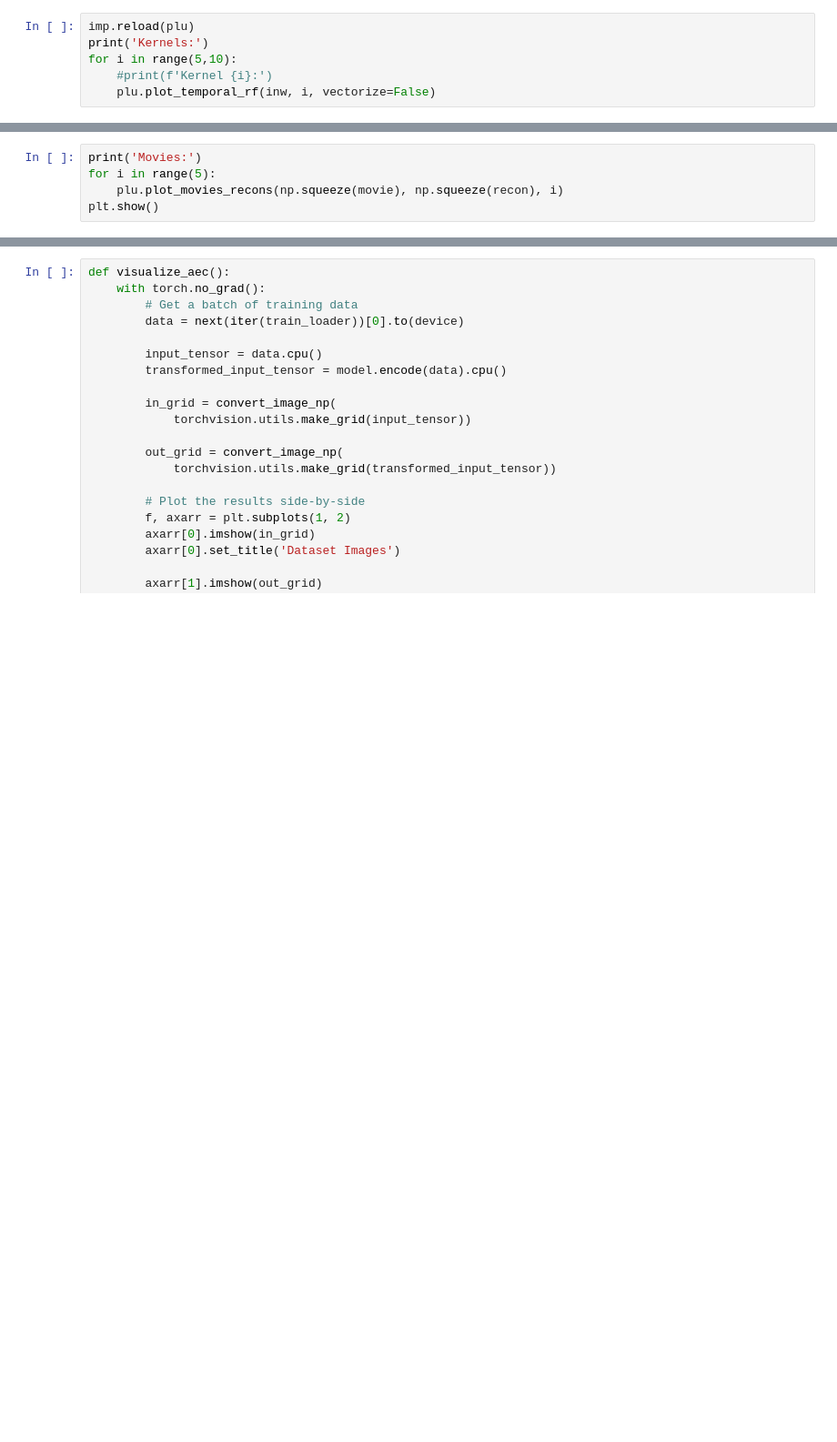
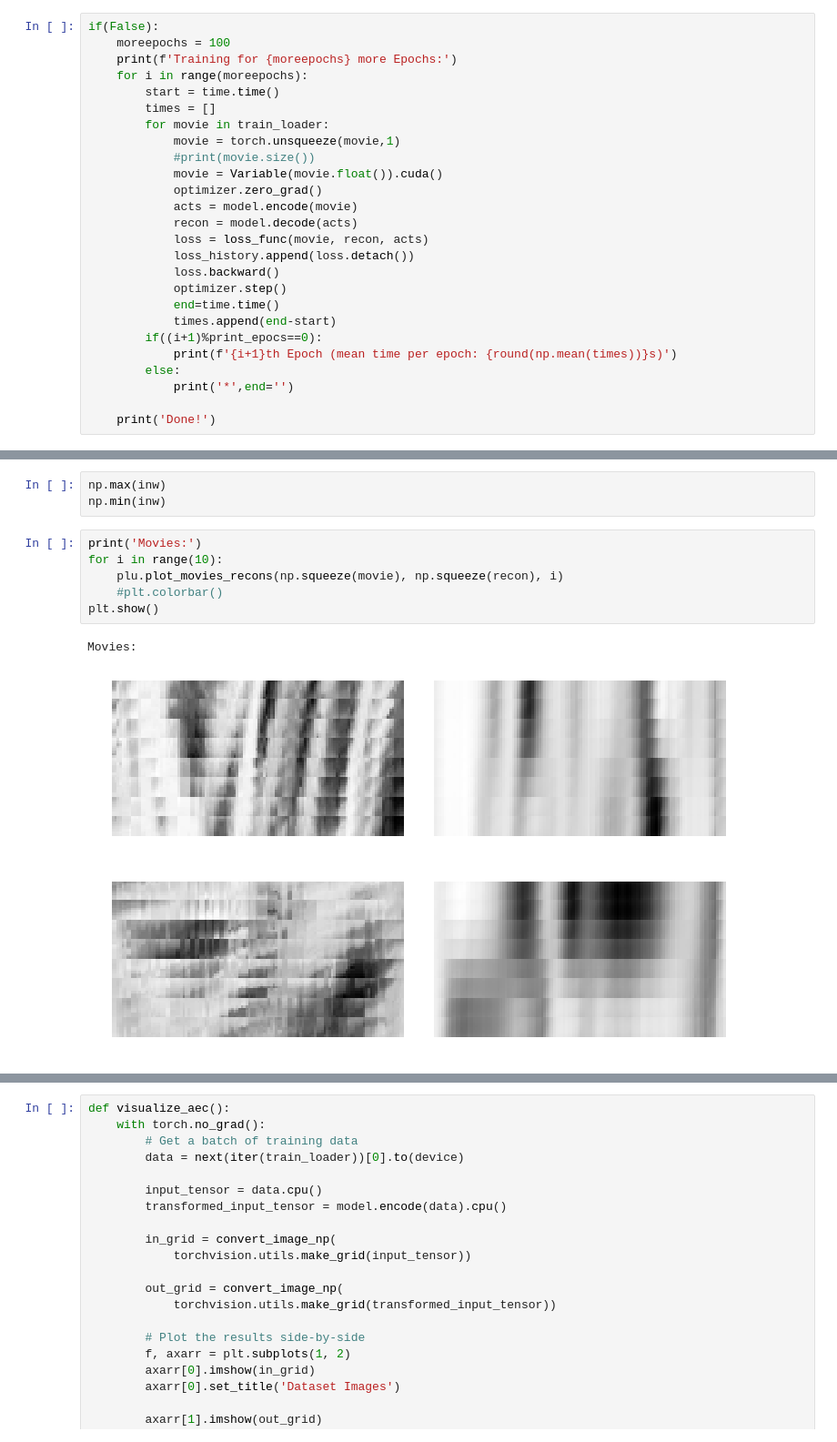
Before and after one commit to vdutell/taec_torch, a Jupyter notebook: taec_torch.ipynb, the cells around one changed output, grey strips where cells are left out. Shown: that part at 91% size. Drawn from its saved outputs; the diff is of its cells as text; blank space fills up the shorter version.

```diff
--- a/taec_torch.ipynb
+++ b/taec_torch.ipynb
@@ -155,6 +159,26 @@ print(outw.shape)
-# %%
-imp.reload(plu)
-print('Kernels:')
-for i in range(5,10):
-    #print(f'Kernel {i}:')
-    plu.plot_temporal_rf(inw, i, vectorize=False)
+# %%
+if(False):
+    moreepochs = 100
+    print(f'Training for {moreepochs} more Epochs:')
+    for i in range(moreepochs):
+        start = time.time()
+        times = []
+        for movie in train_loader:
+            movie = torch.unsqueeze(movie,1)
+            #print(movie.size())
+            movie = Variable(movie.float()).cuda()
+            optimizer.zero_grad()
+            acts = model.encode(movie)
+            recon = model.decode(acts)
+            loss = loss_func(movie, recon, acts)
+            loss_history.append(loss.detach())
+            loss.backward()
+            optimizer.step()
+            end=time.time()
+            times.append(end-start)
+        if((i+1)%print_epocs==0):
+            print(f'{i+1}th Epoch (mean time per epoch: {round(np.mean(times))}s)')
+        else:
+            print('*',end='')
+
+    print('Done!')
@@ -166,5 +232,13 @@ plt.plot(np.log(loss_evolution))
+# %%
+np.max(inw)
+np.min(inw)
 # %%
 print('Movies:')
-for i in range(5):
+for i in range(10):
     plu.plot_movies_recons(np.squeeze(movie), np.squeeze(recon), i)
+    #plt.colorbar()
 plt.show()
+# %% [output]
+Movies:
+[figure, added]
+[figure, added]
```
Also changed, not shown: parts of 8 cells of this notebook, 1 other file.
